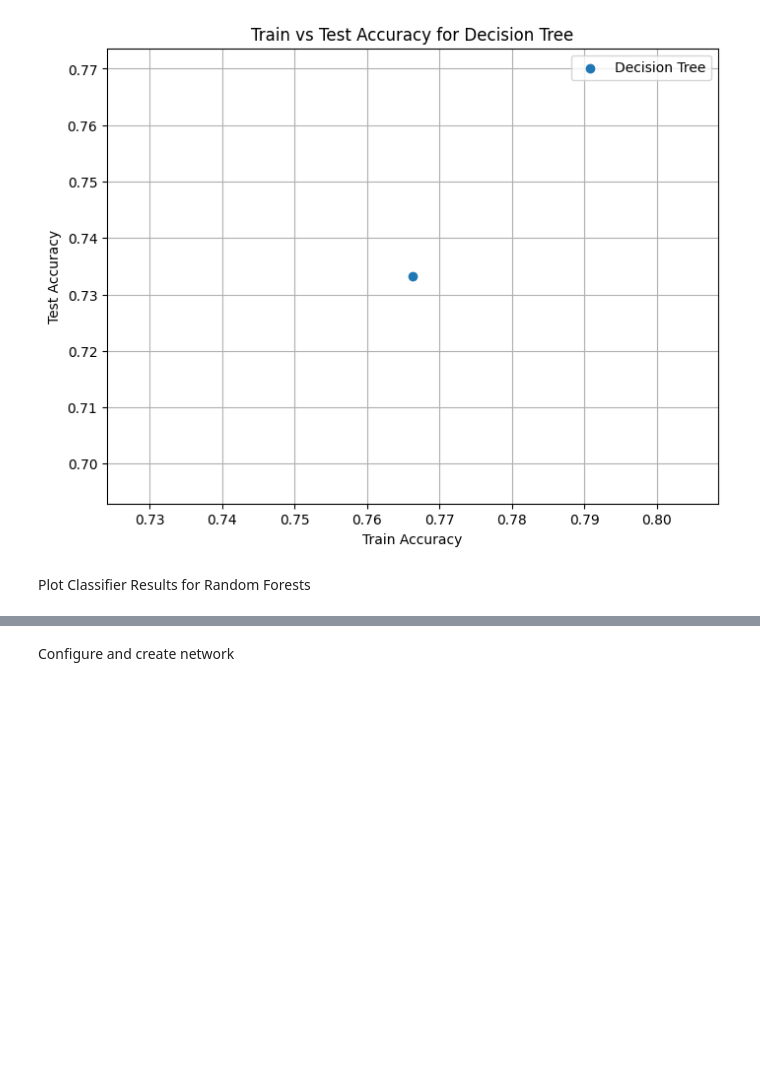
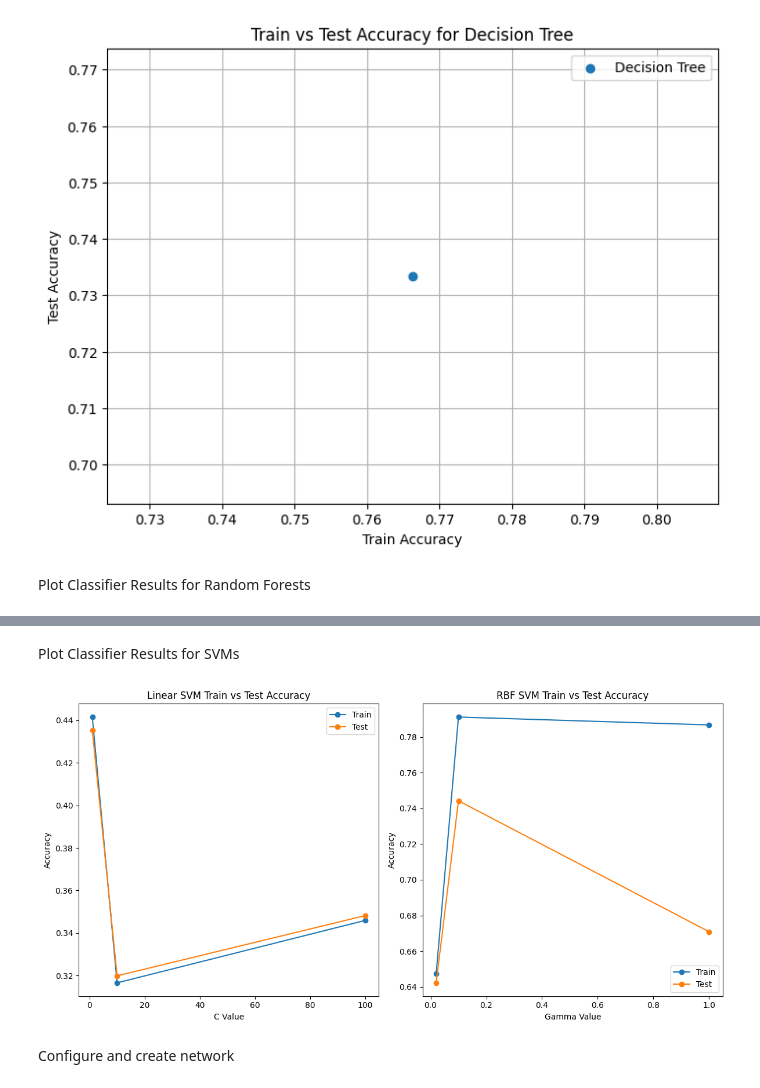
Before and after one commit to BillPapakyriakou/BillPapakyriakou, a Jupyter notebook: MachineLearning1A.ipynb, the cells around one changed output, grey strips where cells are left out. Cells and saved outputs as stored; diff of their text form; code cells hidden in the pictures; blank space fills up the shorter version.

```diff
--- a/MachineLearning1A.ipynb
+++ b/MachineLearning1A.ipynb
@@ -202,3 +202,49 @@ Test Accuracy for Random Forest: 0.8335
+# %% [markdown]
+Plot Classifier Results for SVMs
+# %%
+# Calculate train and test accuracies for SVM models
+svm_linear_train_accuracies = []
+svm_linear_test_accuracies = []
+svm_rbf_train_accuracies = []
+svm_rbf_test_accuracies = []
+
+for c in C_VALUES:
+    svm_linear = models[f'Linear SVM (C={c})']
+    train_accuracy = svm_linear.score(X_train_vectorized, y_train)
+    test_accuracy = svm_linear.score(X_test_vectorized, y_test)
+    svm_linear_train_accuracies.append(train_accuracy)
+    svm_linear_test_accuracies.append(test_accuracy)
+
+for gamma in RBF_VALUES:
+    svm_rbf = models[f'SVM RBF (gamma={gamma})']
+    train_accuracy = svm_rbf.score(X_train_vectorized, y_train)
+    test_accuracy = svm_rbf.score(X_test_vectorized, y_test)
+    svm_rbf_train_accuracies.append(train_accuracy)
+    svm_rbf_test_accuracies.append(test_accuracy)
+
+# Plot SVM train vs test accuracies
+plt.figure(figsize=(12, 6))
+
+plt.subplot(1, 2, 1)
+plt.plot(C_VALUES, svm_linear_train_accuracies, marker='o', label='Train')
+plt.plot(C_VALUES, svm_linear_test_accuracies, marker='o', label='Test')
+plt.title('Linear SVM Train vs Test Accuracy')
+plt.xlabel('C Value')
+plt.ylabel('Accuracy')
+plt.legend()
+
+plt.subplot(1, 2, 2)
+plt.plot(RBF_VALUES, svm_rbf_train_accuracies, marker='o', label='Train')
+plt.plot(RBF_VALUES, svm_rbf_test_accuracies, marker='o', label='Test')
+plt.title('RBF SVM Train vs Test Accuracy')
+plt.xlabel('Gamma Value')
+plt.ylabel('Accuracy')
+plt.legend()
+
+plt.tight_layout()
+plt.show()
+# %% [output]
+[figure, added]
 # %% [markdown]
 Configure and create network
 # %%
```
Also changed, not shown: parts of 5 cells of this notebook.
